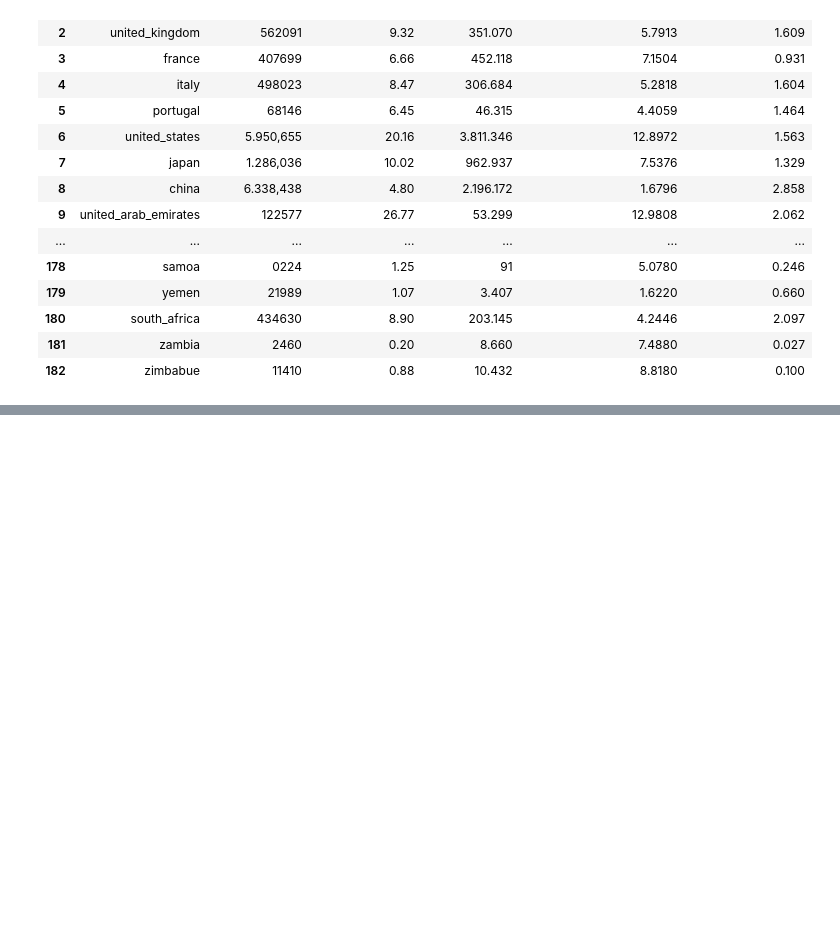
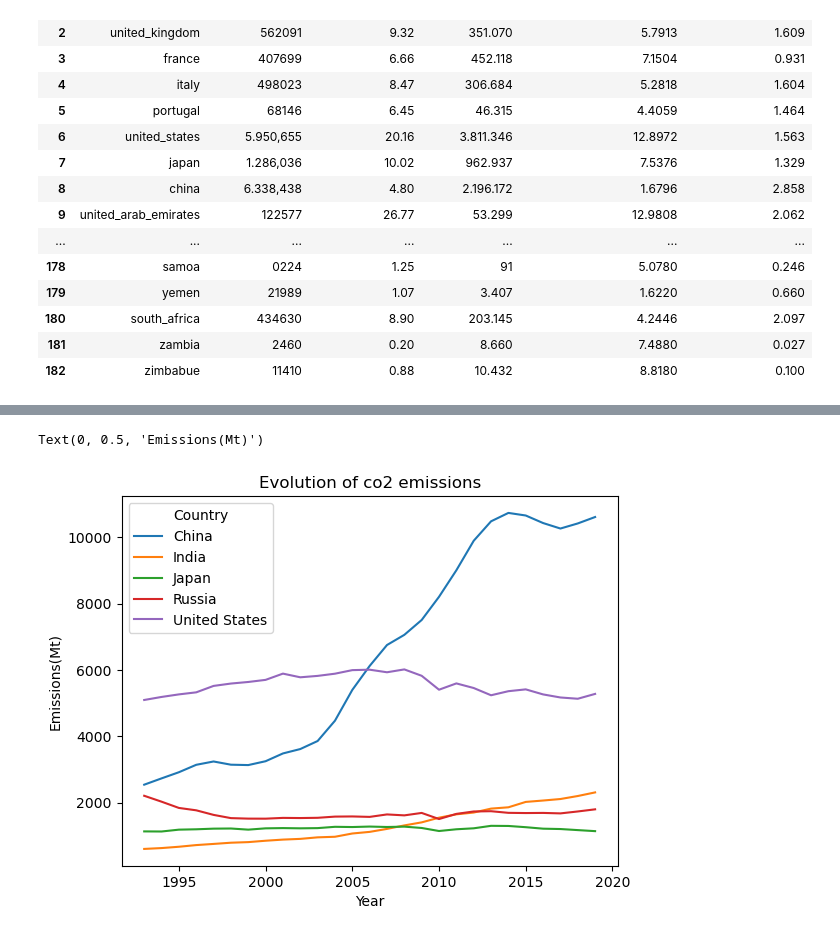
Before and after one commit to Gbau11/Proyecto, a Jupyter notebook: Groups.ipynb, the cells around one changed output, grey strips where cells are left out. Saved outputs shown, nothing was run; the diff lists cells and outputs as text; code cells hidden in the pictures; blank space fills up the shorter version.

```diff
--- a/Groups.ipynb
+++ b/Groups.ipynb
@@ -1878,0 +2080,4 @@ plt.show()
+# %%
+df_emiss2 = df_emiss2.drop(['Energy_type','Unnamed: 0','Energy_consumption','Energy_production','Energy_intensity_per_capita','Population','Energy_intensity_by_GDP'], axis=1)
+
+df_emiss2
@@ -1878,0 +2102,4 @@ plt.show()
+# %%
+df_emis_filtrado = df_emiss2.loc[~df_emiss2['Year'].isin([1992, 1991, 1990,1989,1988,1987, 1986, 1985,1984,1983, 1982,1981,1980])]
+
+df_emis_filtrado
@@ -1878,0 +2124,4 @@ plt.show()
+# %%
+df_emis_filtrado1 = df_emis_filtrado.drop('CO2_emission',axis=1)
+df_emis_filtrado2 = df_emis_filtrado.drop('GDP',axis=1)
+df_emis_filtrado1
@@ -1878,0 +2188,3 @@ plt.show()
+# %%
+df_emis_filtrado2_pivot = df_emis_filtrado2.pivot_table(index='Country', columns='Year', values='CO2_emission', aggfunc='first')
+df_emis_filtrado2_pivot
@@ -1878,0 +2199,8 @@ plt.show()
+# %%
+df_emis_filtrado2_pivot.T.plot()
+plt.title('Evolution of co2 emissions')
+plt.xlabel('Year')
+plt.ylabel('Emissions(Mt)')
+# %% [output]
+Text(0, 0.5, 'Emissions(Mt)')
+[figure, added]
```
Also changed, not shown: parts of 23 cells of this notebook.
